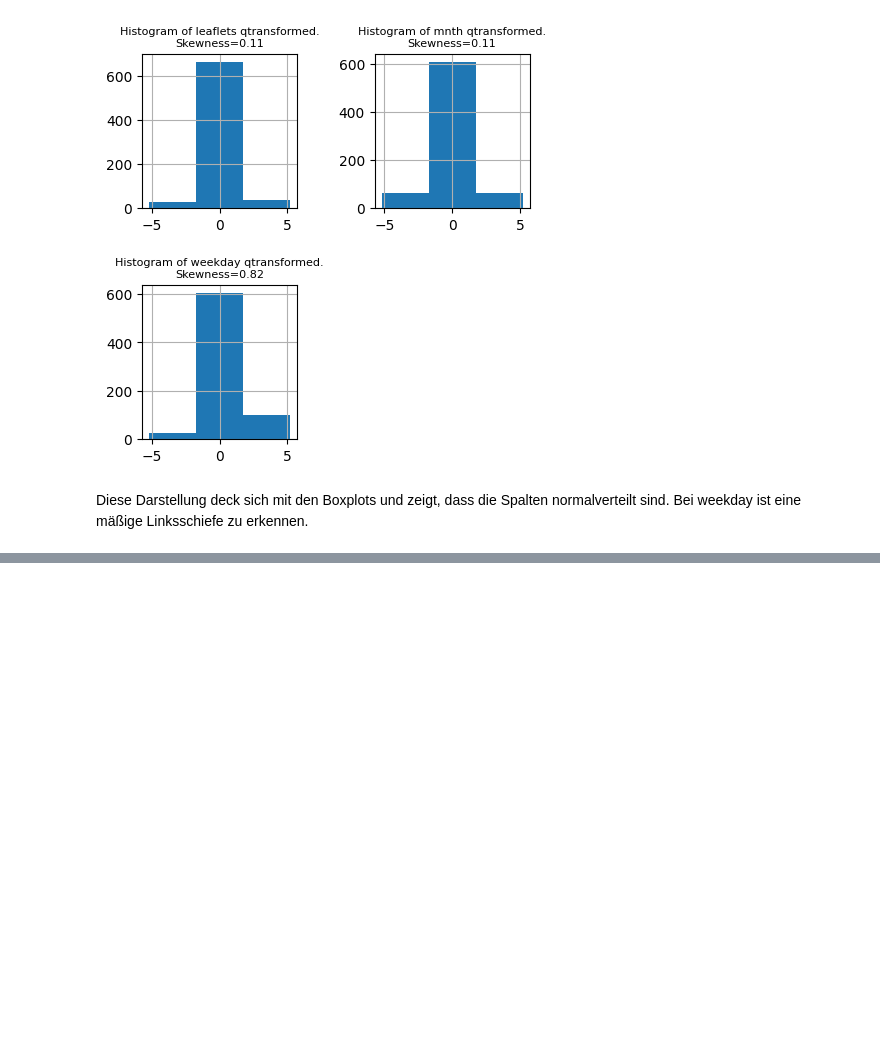
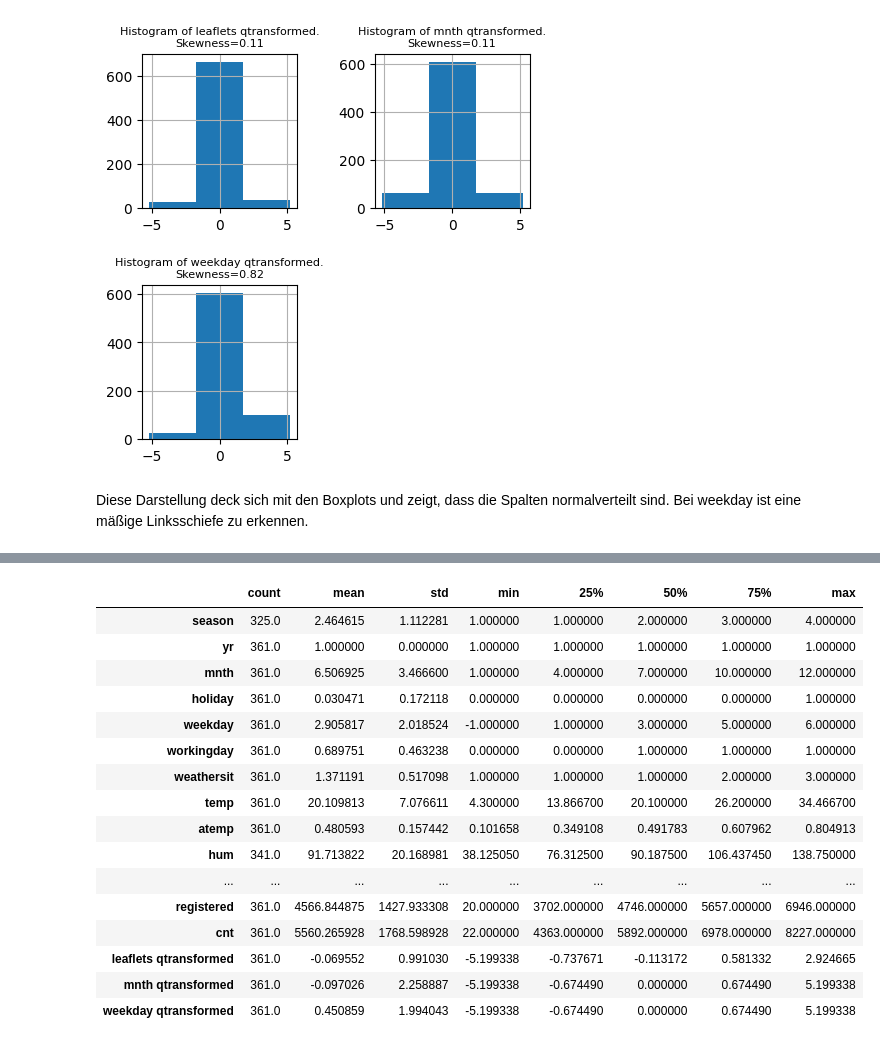
Before and after one commit to DavidRmn/introduction-data-science, a Jupyter notebook: project/task_1.ipynb, the cells around one changed output, grey strips where cells are left out. Saved outputs shown, nothing was run; the diff lists cells and outputs as text; code cells hidden in the pictures; blank space fills up the shorter version.

```diff
--- a/project/task_1.ipynb
+++ b/project/task_1.ipynb
@@ -365,0 +462,20 @@ Diese Darstellung deck sich mit den Boxplots und zeigt, dass die Spalten normalv
+# %%
+data_2012.describe().T
+# %% [output]
+|  | count | mean | std | min | 25% | 50% | 75% | max |
+| season | 325.0 | 2.464615 | 1.112281 | 1.000000 | 1.000000 | 2.000000 | 3.000000 | 4.000000 |
+| yr | 361.0 | 1.000000 | 0.000000 | 1.000000 | 1.000000 | 1.000000 | 1.000000 | 1.000000 |
+| mnth | 361.0 | 6.506925 | 3.466600 | 1.000000 | 4.000000 | 7.000000 | 10.000000 | 12.000000 |
+| holiday | 361.0 | 0.030471 | 0.172118 | 0.000000 | 0.000000 | 0.000000 | 0.000000 | 1.000000 |
+| weekday | 361.0 | 2.905817 | 2.018524 | -1.000000 | 1.000000 | 3.000000 | 5.000000 | 6.000000 |
+| workingday | 361.0 | 0.689751 | 0.463238 | 0.000000 | 0.000000 | 1.000000 | 1.000000 | 1.000000 |
+| weathersit | 361.0 | 1.371191 | 0.517098 | 1.000000 | 1.000000 | 1.000000 | 2.000000 | 3.000000 |
+| temp | 361.0 | 20.109813 | 7.076611 | 4.300000 | 13.866700 | 20.100000 | 26.200000 | 34.466700 |
+| atemp | 361.0 | 0.480593 | 0.157442 | 0.101658 | 0.349108 | 0.491783 | 0.607962 | 0.804913 |
+| hum | 341.0 | 91.713822 | 20.168981 | 38.125050 | 76.312500 | 90.187500 | 106.437450 | 138.750000 |
+| ... | ... | ... | ... | ... | ... | ... | ... | ... |
+| registered | 361.0 | 4566.844875 | 1427.933308 | 20.000000 | 3702.000000 | 4746.000000 | 5657.000000 | 6946.000000 |
+| cnt | 361.0 | 5560.265928 | 1768.598928 | 22.000000 | 4363.000000 | 5892.000000 | 6978.000000 | 8227.000000 |
+| leaflets qtransformed | 361.0 | -0.069552 | 0.991030 | -5.199338 | -0.737671 | -0.113172 | 0.581332 | 2.924665 |
+| mnth qtransformed | 361.0 | -0.097026 | 2.258887 | -5.199338 | -0.674490 | 0.000000 | 0.674490 | 5.199338 |
+| weekday qtransformed | 361.0 | 0.450859 | 1.994043 | -5.199338 | -0.674490 | 0.000000 | 0.674490 | 5.199338 |
```
Also changed, not shown: parts of 12 cells of this notebook, 3 other files.
